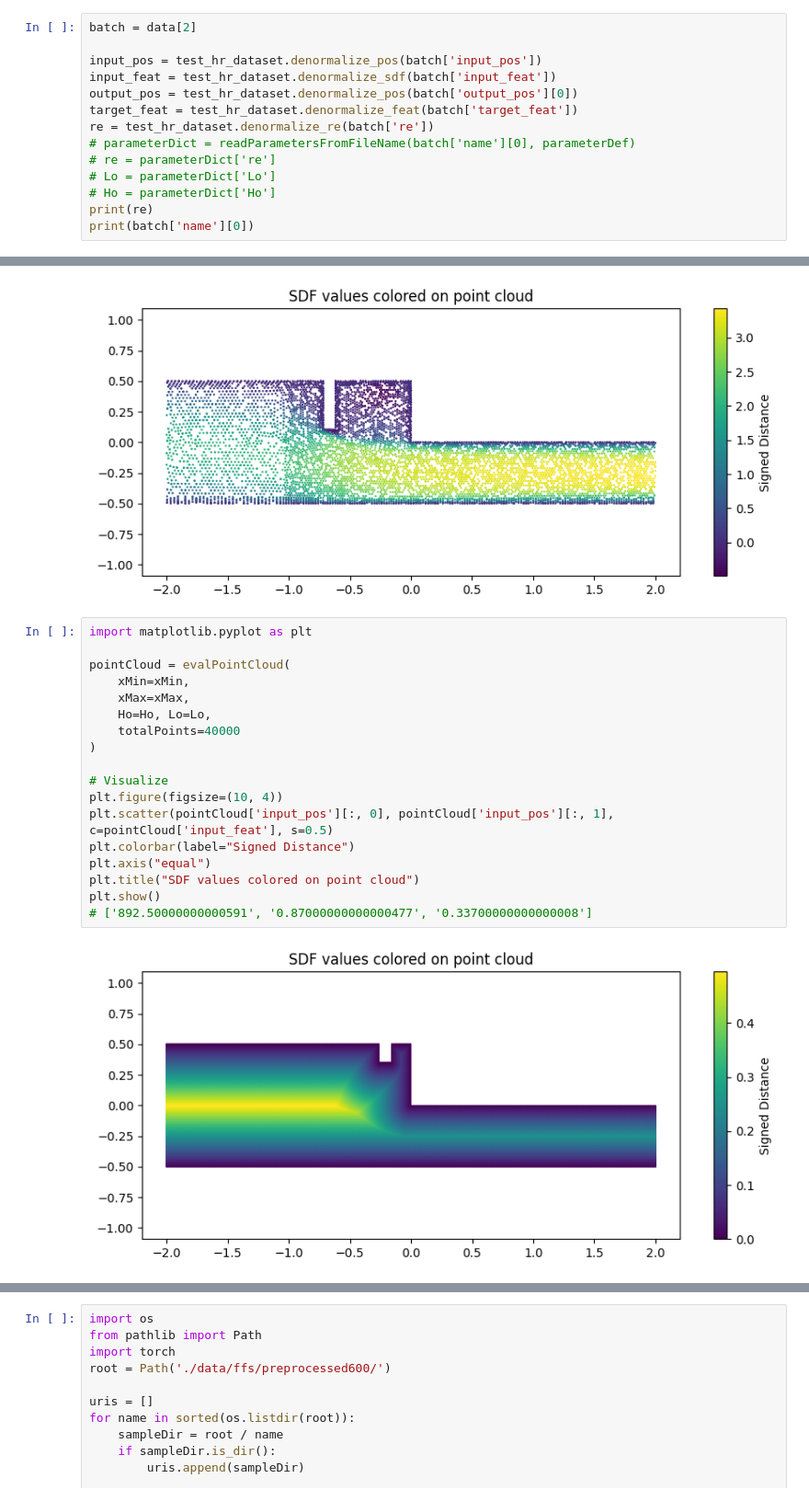
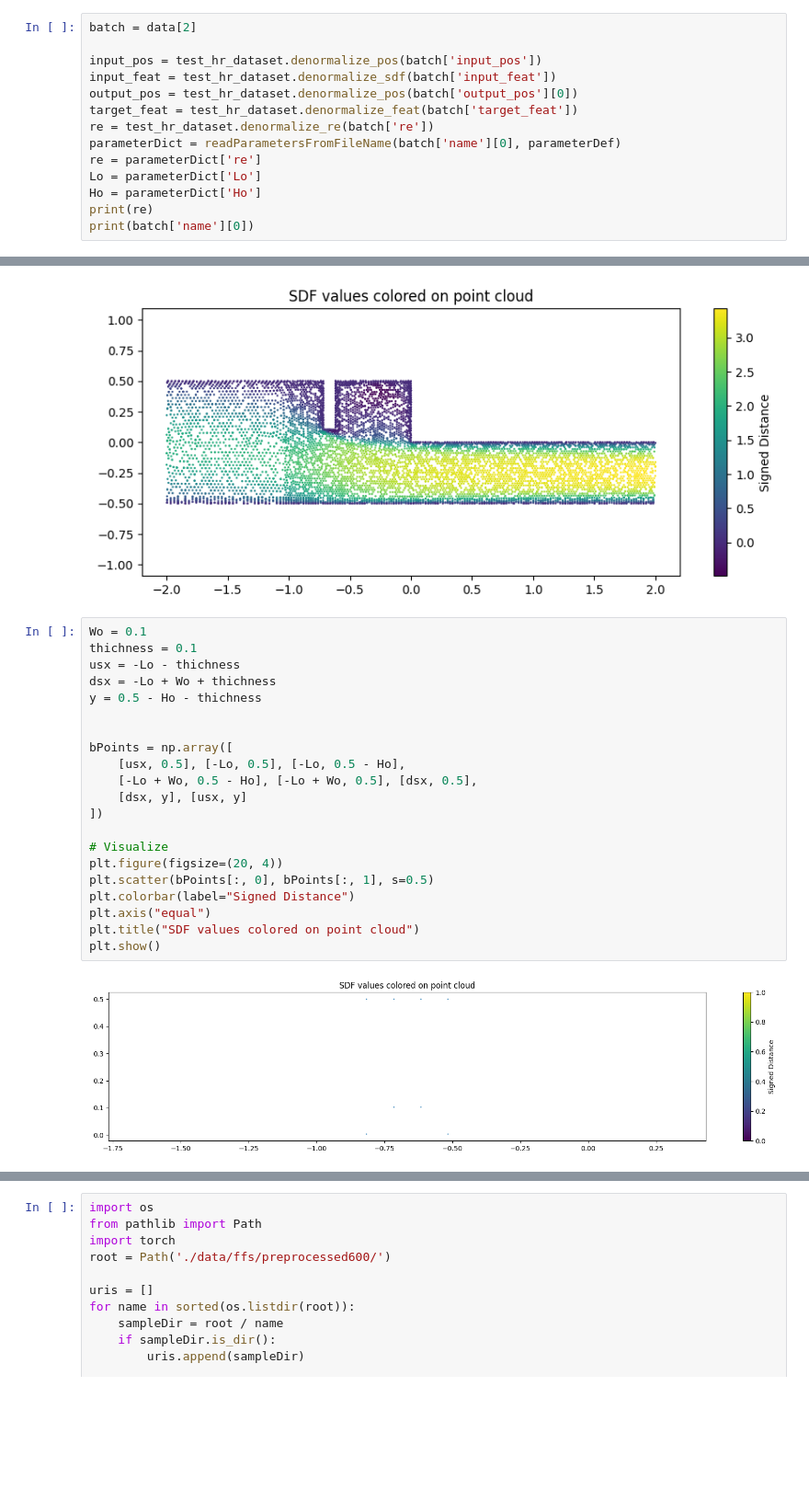
Before and after one commit to battlejacket/upt-tutorial, a Jupyter notebook: data.ipynb, the cells around one changed output, grey strips where cells are left out. Shown at 92% size. Drawn from its saved outputs; the diff is of its cells as text; blank space fills up the shorter version.

```diff
--- a/data.ipynb
+++ b/data.ipynb
@@ -45,10 +50,10 @@ input_feat = test_hr_dataset.denormalize_sdf(batch['input_feat'])
 output_pos = test_hr_dataset.denormalize_pos(batch['output_pos'][0])
 target_feat = test_hr_dataset.denormalize_feat(batch['target_feat'])
 re = test_hr_dataset.denormalize_re(batch['re'])
-# parameterDict = readParametersFromFileName(batch['name'][0], parameterDef)
-# re = parameterDict['re']
-# Lo = parameterDict['Lo']
-# Ho = parameterDict['Ho']
+parameterDict = readParametersFromFileName(batch['name'][0], parameterDef)
+re = parameterDict['re']
+Lo = parameterDict['Lo']
+Ho = parameterDict['Ho']
 print(re)
 print(batch['name'][0])
 # %% [output]
@@ -71,22 +76,25 @@ plt.show()
 # %% [output]
 [figure]
 # %%
-import matplotlib.pyplot as plt
+Wo = 0.1
+thichness = 0.1
+usx = -Lo - thichness
+dsx = -Lo + Wo + thichness
+y = 0.5 - Ho - thichness
 
-pointCloud = evalPointCloud(
-    xMin=xMin,
-    xMax=xMax,
-    Ho=Ho, Lo=Lo,
-    totalPoints=40000
-)
+
+bPoints = np.array([
+    [usx, 0.5], [-Lo, 0.5], [-Lo, 0.5 - Ho],
+    [-Lo + Wo, 0.5 - Ho], [-Lo + Wo, 0.5], [dsx, 0.5],
+    [dsx, y], [usx, y]
+])
 
 # Visualize
-plt.figure(figsize=(10, 4))
-plt.scatter(pointCloud['input_pos'][:, 0], pointCloud['input_pos'][:, 1], c=pointCloud['input_feat'], s=0.5)
+plt.figure(figsize=(20, 4))
+plt.scatter(bPoints[:, 0], bPoints[:, 1], s=0.5)
 plt.colorbar(label="Signed Distance")
 plt.axis("equal")
 plt.title("SDF values colored on point cloud")
 plt.show()
-# ['892.50000000000591', '0.87000000000000477', '0.33700000000000008']
 # %% [output]
-[figure, old version]
+[figure, new version]
```
Also changed, not shown: parts of 4 cells of this notebook, 1 other file.
